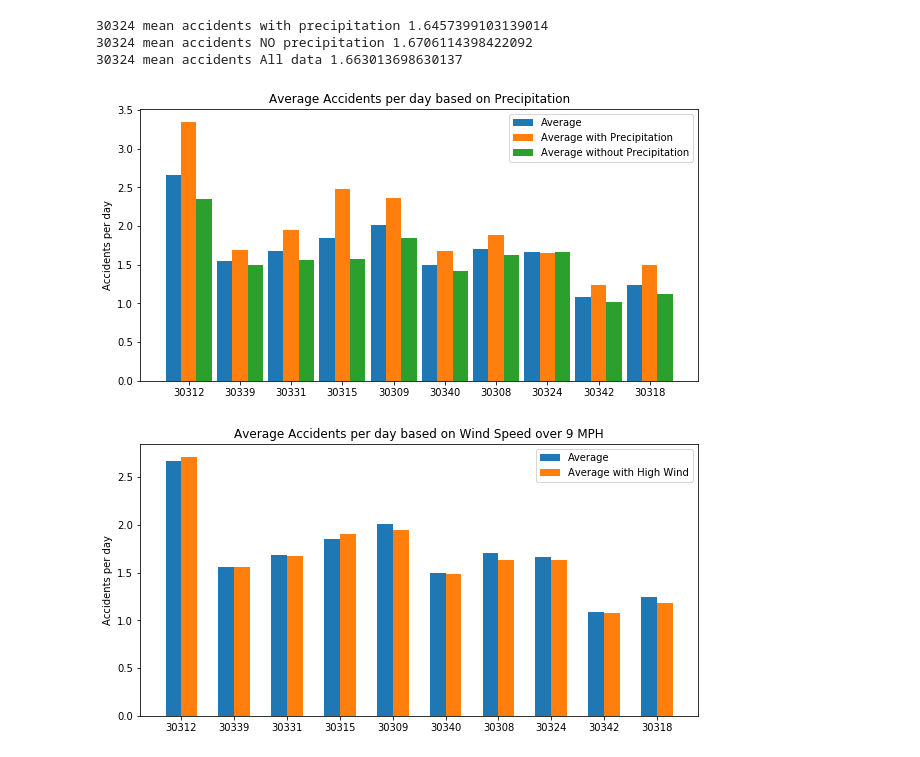
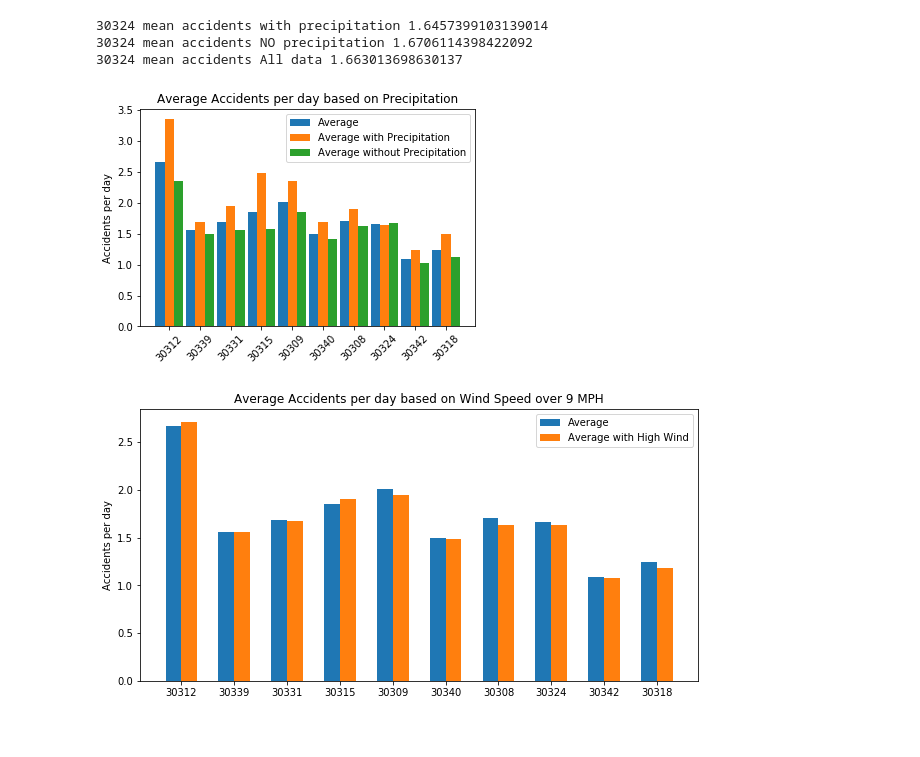
Before and after one commit to alexcaughman/iteration_station, a Jupyter notebook: slw_bar_charts-FINAL_AP_edits.ipynb, the cells around one changed output. Saved outputs shown, nothing was run; the diff lists cells and outputs as text; code cells hidden in the pictures.

```diff
--- a/slw_bar_charts-FINAL_AP_edits.ipynb
+++ b/slw_bar_charts-FINAL_AP_edits.ipynb
@@ -477,37 +479,38 @@ N = 10
 # Data on X-axis
 
 
 blue_bar = (Average)
 orange_bar = (Average_Precip)
 green_bar = (Average_NOPrecip)
 
 # Position of bars on x-axis
 ind = np.arange(N)
 
 # Figure size
-plt.figure(figsize=(10,5))
+# plt.figure(figsize=(10,5))
 
 # Width of a bar
 width = 0.3
 
 # Plotting
 plt.bar(ind, blue_bar , width, label='Average')
 plt.bar(ind + width, orange_bar, width, label='Average with Precipitation')
 plt.bar(ind + width + width, green_bar, width, label='Average without Precipitation')
 
 plt.ylabel('Accidents per day')
 plt.title('Average Accidents per day based on Precipitation')
 
 # xticks()
 # First argument - A list of positions at which ticks should be placed
 # Second argument -  A list of labels to place at the given locations
-plt.xticks(ind + width , (x_ticks_labels))
+plt.xticks(ind + width , (x_ticks_labels), rotation=45)
 
 # Finding the best position for legends and putting it
 plt.legend(loc='best')
-plt.show()
+
+plt.savefig("Avg_Daily_Accidents_Precip.png")
 # %% [output]
-[figure, old version]
+[figure, new version]
 # %%
 HiWind30312 = zip30312_df.loc[zip30312_df['Wind Speed'] > 9,['Wind Speed','Accident_ct']]
 HiWind30339 = zip30339_df.loc[zip30339_df['Wind Speed'] > 9,['Wind Speed','Accident_ct']]
```
Also changed, not shown: parts of 5 cells of this notebook, 3 other files.
